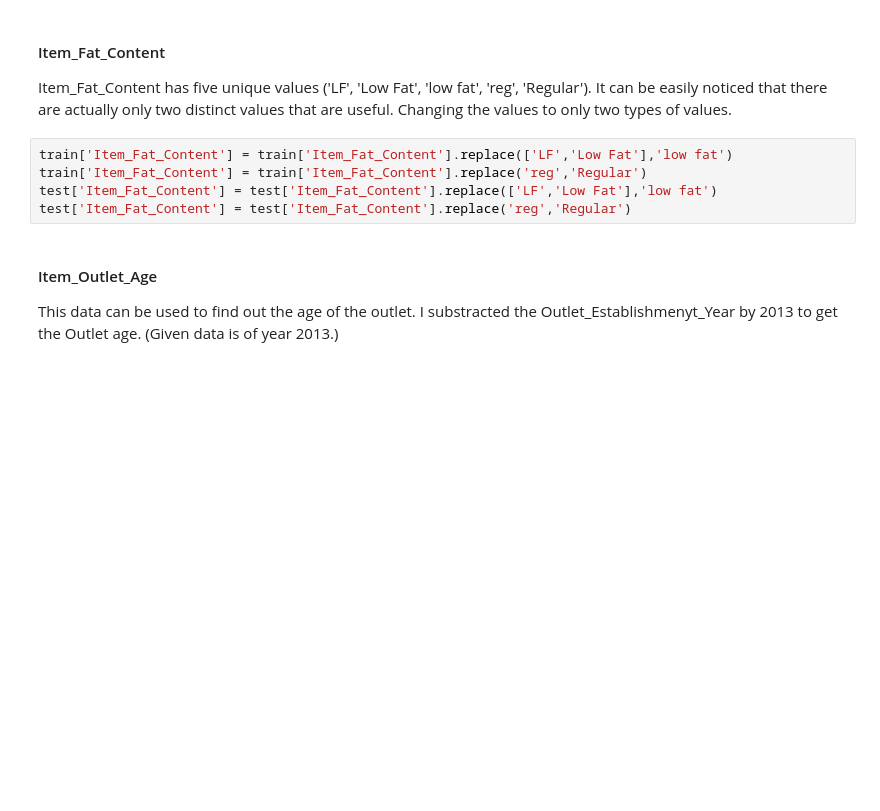
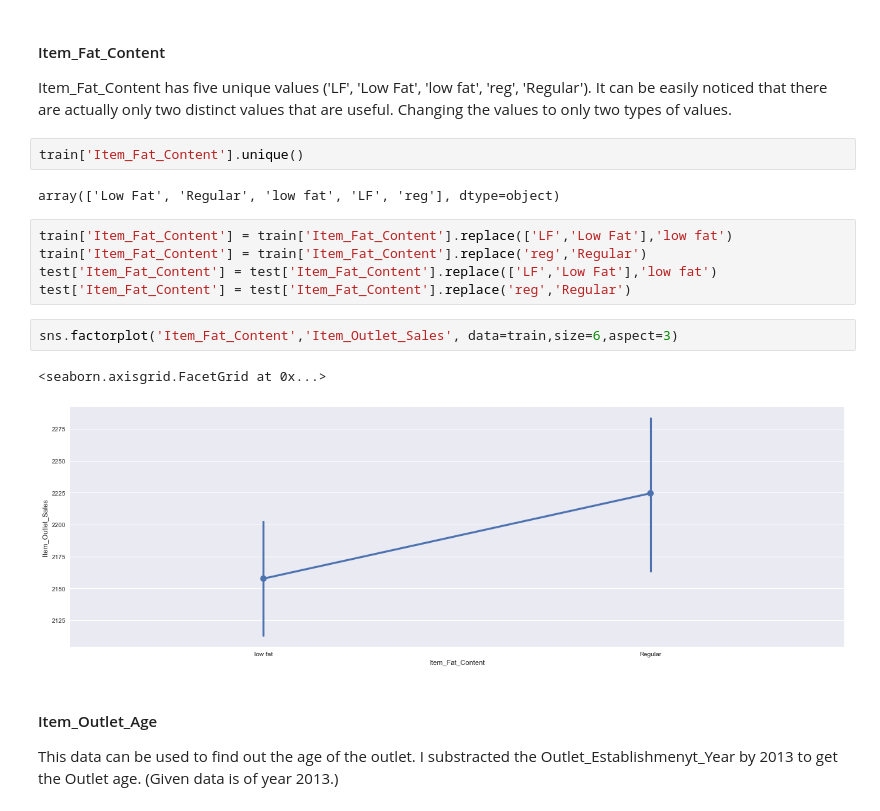
Before and after one commit to ekagra27/Veronica, a Jupyter notebook: Big Mart Sales Revised.ipynb, the cells around one changed output. Drawn from its saved outputs; the diff is of its cells as text; blank space fills up the shorter version.

Commit message:
Big Mart Sales Prediction 1.0

```diff
--- a/Big Mart Sales Revised.ipynb
+++ b/Big Mart Sales Revised.ipynb
@@ -18,11 +110,20 @@ test = pd.read_csv("C:/Users/Rohit/Downloads/Test_Big_Mart.csv")
 Item_Fat_Content has five unique values ('LF', 'Low Fat', 'low fat', 'reg', 'Regular').
 It can be easily noticed that there are actually only two distinct values that are useful.
 Changing the values to only two types of values.
+# %%
+train['Item_Fat_Content'].unique()
+# %% [output]
+array(['Low Fat', 'Regular', 'low fat', 'LF', 'reg'], dtype=object)
 # %%
 train['Item_Fat_Content'] = train['Item_Fat_Content'].replace(['LF','Low Fat'],'low fat')
 train['Item_Fat_Content'] = train['Item_Fat_Content'].replace('reg','Regular')
 test['Item_Fat_Content'] = test['Item_Fat_Content'].replace(['LF','Low Fat'],'low fat')
 test['Item_Fat_Content'] = test['Item_Fat_Content'].replace('reg','Regular')
+# %%
+sns.factorplot('Item_Fat_Content','Item_Outlet_Sales', data=train,size=6,aspect=3)
+# %% [output]
+<seaborn.axisgrid.FacetGrid at 0x...>
+[figure, added]
 # %% [markdown]
 #### Item_Outlet_Age
 This data can be used to find out the age of the outlet. I substracted the Outlet_Establishmenyt_Year by 2013 to get the Outlet age. (Given data is of year 2013.)
```
Also changed, not shown: parts of 35 cells of this notebook.
